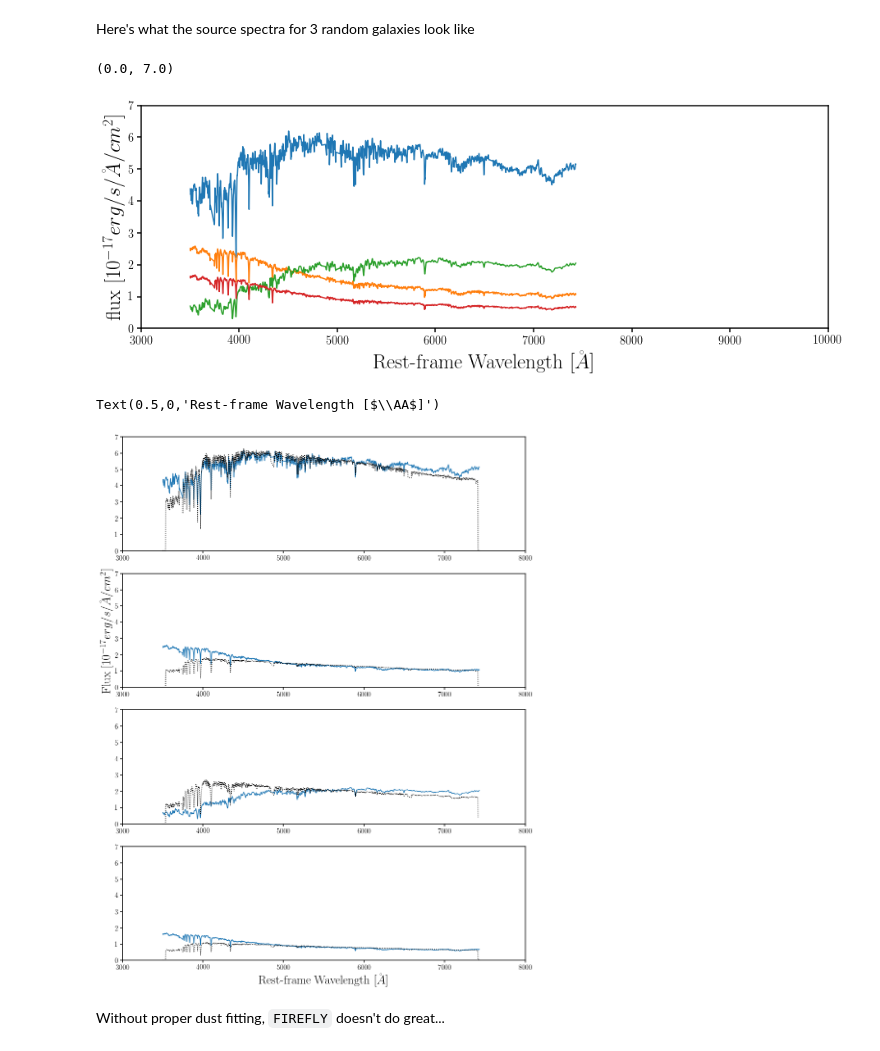
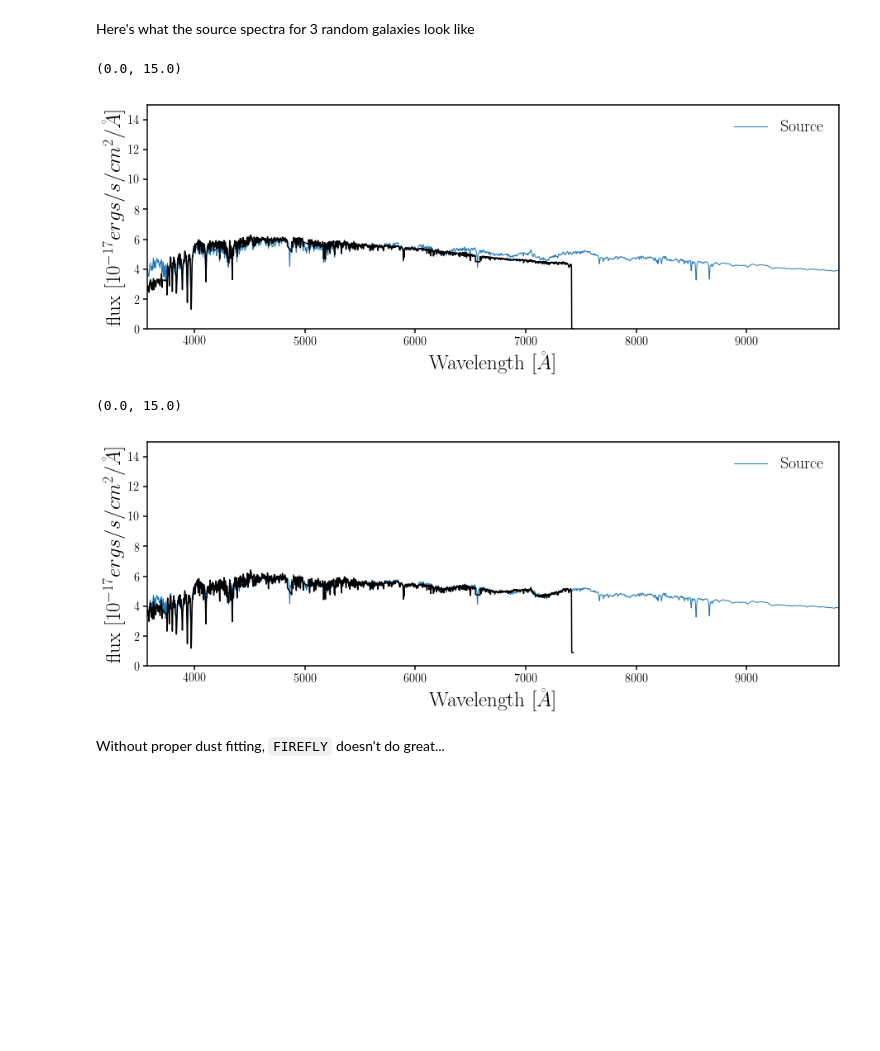
Before and after one commit to changhoonhahn/FOMOspec, a Jupyter notebook: notebook/local_Lgal_firefly_sourcespec.ipynb, the cells around one changed output. Drawn from its saved outputs; the diff is of its cells as text; code cells hidden in the pictures; blank space fills up the shorter version.

Commit message:
checking the firefly constraints between the source spectra versus the DESI spectra

```diff
--- a/notebook/local_Lgal_firefly_sourcespec.ipynb
+++ b/notebook/local_Lgal_firefly_sourcespec.ipynb
@@ -20,6 +23,25 @@ mpl.rcParams['ytick.major.size'] = 5
 mpl.rcParams['ytick.major.width'] = 1.5
 mpl.rcParams['legend.frameon'] = False
 %matplotlib inline
+# %%
+galid = 1
+# %%
+# read in source spectra (only to get the redshift)
+f_name = 'gal_spectrum_'+str(galid)+'_BGS_template_BC03_Stelib.fits'
+f_inspec = fits.open(''.join([UT.dat_dir(), 'Lgal/templates/', f_name]))
+specin = f_inspec[1].data
+wave_in = specin['wave']
+flux_in = specin['flux_dust_nonoise'] * 1e20
+zred = f_inspec[0].header['REDSHIFT']
+
+# read desi-like spectra
+f_name = 'gal_spectrum_'+str(galid)+'_BGS_template_BC03_Stelib.fits'
+f_outspec = ''.join([UT.dat_dir(), 'Lgal/spectra/', 'desi_out_', f_name])
+spec_desi = desiIO.read_spectra(f_outspec)
+
+wave = np.concatenate([spec_desi.wave[b] for b in ['b', 'r', 'z']])
+flux = np.concatenate([spec_desi.flux[b][0] for b in ['b', 'r', 'z']]) # 10-17 ergs/s/cm2/AA
+flux_unc = np.concatenate([spec_desi.ivar[b][0]**-0.5 for b in ['b', 'r', 'z']])
 # %%
 def readFirefly(galid, dust='hpf_only'):
     fname = ''.join([UT.dat_dir(), 'Lgal/templates/firefly.m11.MILES.imf_cha.dust_', dust, '.gal_spectrum_', str(galid), '_BGS_template_BC03_Stelib.hdf5'])
@@ -41,29 +63,32 @@ Here's what the source spectra for 3 random galaxies look like
 # %%
 fig = plt.figure(figsize=(15,5))
 sub = fig.add_subplot(111)
-for ii, idd in enumerate([1, 101314, 253044, 10924]):
-    out, prop = readFirefly(idd, dust='hpf_only')
-    sub.plot(out['wavelength'], out['flux_data'])
-sub.set_xlabel('Rest-frame Wavelength [$\AA$]', fontsize=25)
-sub.set_xlim([3e3, 1e4])
-sub.set_ylabel('flux [$10^{-17} erg/s/\AA/cm^2$]', fontsize=25)
-sub.set_ylim([0., 7.])
+#sub.plot(wave, flux, c='k', lw=0.5, label='DESI-like')
+sub.plot(wave_in/(1.+zred), flux_in, c='C0', lw=1, label='Source')
+out, prop = readFirefly(galid, dust='hpf_only')
+sub.plot(out['wavelength'], out['flux_bestfit'], c='k')
+sub.legend(loc='upper right', fontsize=20)
+sub.set_xlabel('Wavelength [$\AA$]', fontsize=25)
+sub.set_xlim([wave.min(), wave.max()])
+sub.set_ylabel('flux [$10^{-17} ergs/s/cm^2/\AA$]', fontsize=25)
+sub.set_ylim([0., 15.])
 # %% [output]
-(0.0, 7.0)
+(0.0, 15.0)
-[figure, old version]
+[figure, new version]
 # %%
-fig = plt.figure(figsize=(15,20))
-for ii, idd in enumerate([1, 101314, 253044, 10924]):
-    sub = fig.add_subplot(4,1,ii+1)
-    out, prop = readFirefly(idd, dust='hpf_only')
-    sub.plot(out['wavelength'], out['flux_data'])
-    sub.plot(out['wavelength'], out['flux_bestfit'], c='k', ls=':')
-    sub.set_xlim([3e3, 8e3])
-    if ii == 1: sub.set_ylabel('Flux [$10^{-17} erg/s/\AA/cm^2$]', fontsize=25)
-    sub.set_ylim([0., 7])
-sub.set_xlabel('Rest-frame Wavelength [$\AA$]', fontsize=25)
+fig = plt.figure(figsize=(15,5))
+sub = fig.add_subplot(111)
+#sub.plot(wave, flux, c='k', lw=0.5, label='DESI-like')
+sub.plot(wave_in/(1.+zred), flux_in, c='C0', lw=1, label='Source')
+out, prop = readFirefly(galid, dust='on')
+sub.plot(out['wavelength'], out['flux_bestfit'], c='k')
+sub.legend(loc='upper right', fontsize=20)
+sub.set_xlabel('Wavelength [$\AA$]', fontsize=25)
+sub.set_xlim([wave.min(), wave.max()])
+sub.set_ylabel('flux [$10^{-17} ergs/s/cm^2/\AA$]', fontsize=25)
+sub.set_ylim([0., 15.])
 # %% [output]
-Text(0.5,0,'Rest-frame Wavelength [$\\AA$]')
+(0.0, 15.0)
-[figure, old version]
+[figure, new version]
 # %% [markdown]
 Without proper dust fitting, `FIREFLY` doesn't do great...
```
Also changed, not shown: parts of 7 cells of this notebook.
